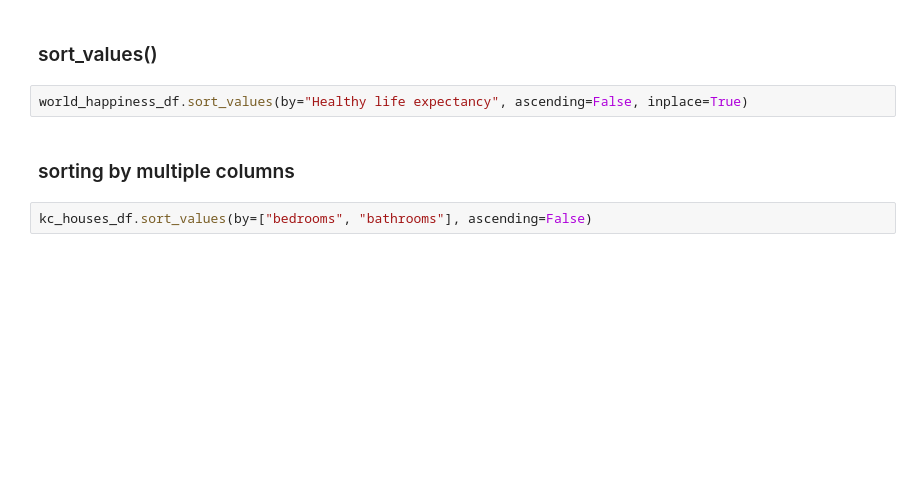
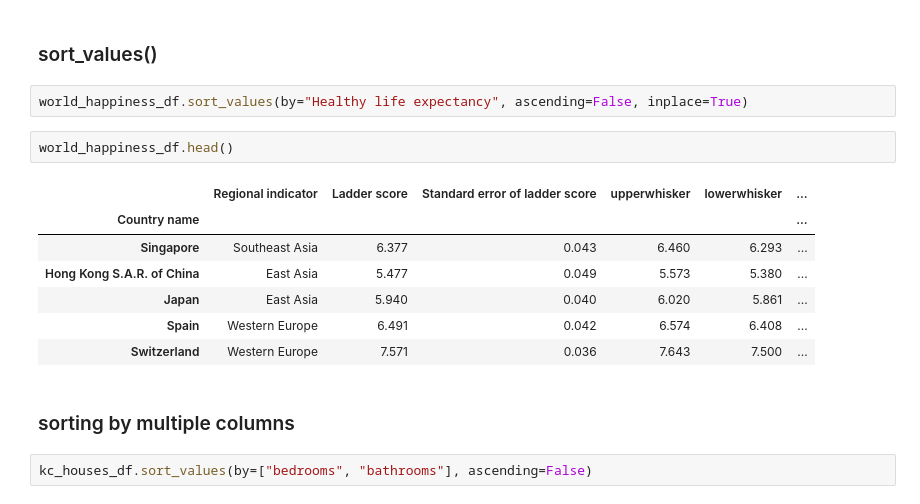
Before and after one commit to cdpeters/python-analysis-practice, a Jupyter notebook: 2022_Python_Data_Analysis_and_Visualization_Masterclass/07_indexing_sorting.ipynb, the cells around one changed output. Saved outputs shown, nothing was run; the diff lists cells and outputs as text; blank space fills up the shorter version.

```diff
--- a/2022_Python_Data_Analysis_and_Visualization_Masterclass/07_indexing_sorting.ipynb
+++ b/2022_Python_Data_Analysis_and_Visualization_Masterclass/07_indexing_sorting.ipynb
@@ -95,6 +104,16 @@ new_world_happiness_df.head()
 ### sort_values()
 # %%
 world_happiness_df.sort_values(by="Healthy life expectancy", ascending=False, inplace=True)
+# %%
+world_happiness_df.head()
+# %% [output]
+|  | Regional indicator | Ladder score | Standard error of ladder score | upperwhisker | lowerwhisker | ... |
+| Country name |  |  |  |  |  | ... |
+| Singapore | Southeast Asia | 6.377 | 0.043 | 6.460 | 6.293 | ... |
+| Hong Kong S.A.R. of China | East Asia | 5.477 | 0.049 | 5.573 | 5.380 | ... |
+| Japan | East Asia | 5.940 | 0.040 | 6.020 | 5.861 | ... |
+| Spain | Western Europe | 6.491 | 0.042 | 6.574 | 6.408 | ... |
+| Switzerland | Western Europe | 7.571 | 0.036 | 7.643 | 7.500 | ... |
 # %% [markdown]
 ### sorting by multiple columns
 # %%
```
Also changed, not shown: parts of 1 cell of this notebook, 7 other files.
